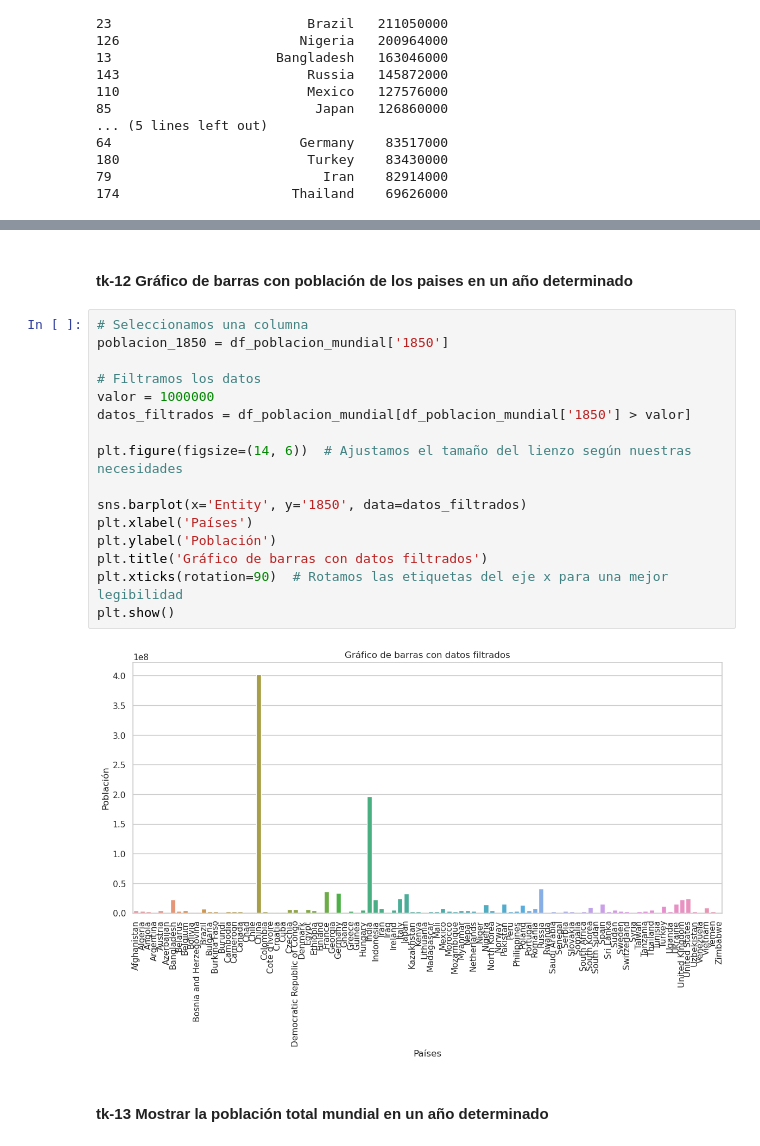
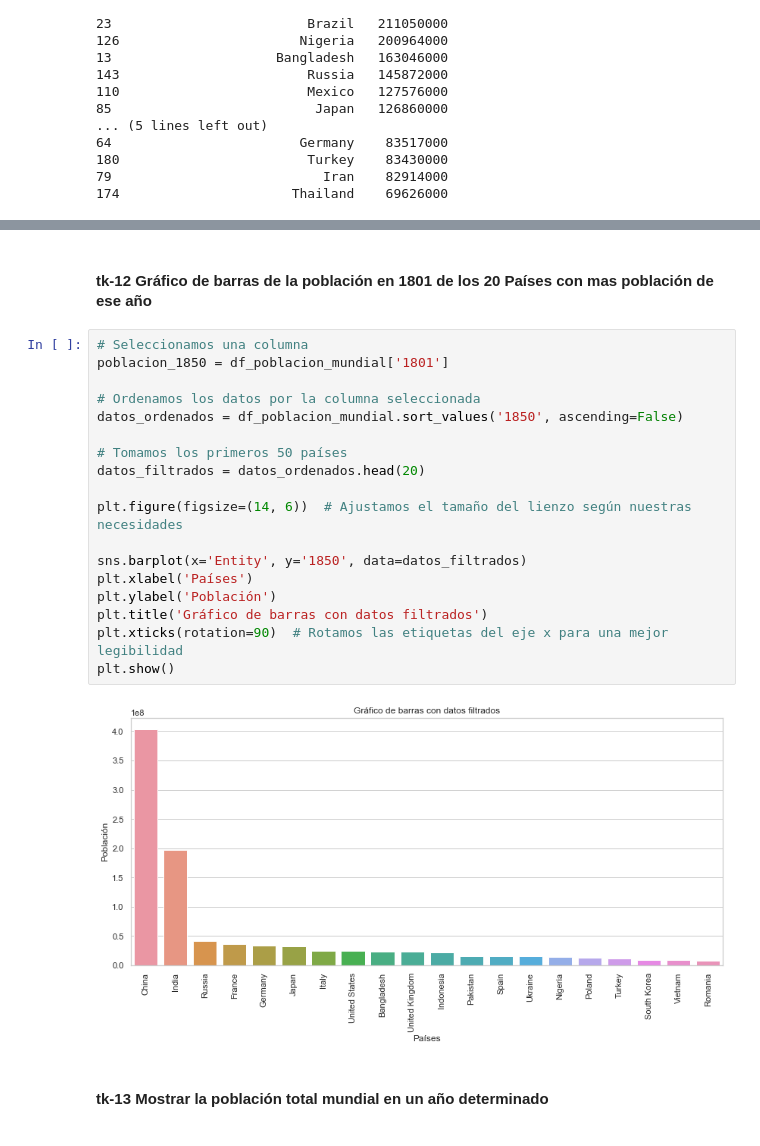
Before and after one commit to Marianod2003/prodat17, a Jupyter notebook: PoblacionMundial.ipynb, the cells around one changed output, grey strips where cells are left out. Drawn from its saved outputs; the diff is of its cells as text.

```diff
--- a/PoblacionMundial.ipynb
+++ b/PoblacionMundial.ipynb
@@ -156,23 +158,25 @@ plt.show()
 # %% [markdown]
-#### **tk-12** Gráfico de barras con población de los paises en un año determinado
+#### **tk-12** Gráfico de barras de la población en 1801 de los 20 Países con mas población de ese año
 # %%
 # Seleccionamos una columna
-poblacion_1850 = df_poblacion_mundial['1850']
+poblacion_1850 = df_poblacion_mundial['1801']
 
-# Filtramos los datos
-valor = 1000000
-datos_filtrados = df_poblacion_mundial[df_poblacion_mundial['1850'] > valor]
+# Ordenamos los datos por la columna seleccionada
+datos_ordenados = df_poblacion_mundial.sort_values('1850', ascending=False)
+
+# Tomamos los primeros 50 países
+datos_filtrados = datos_ordenados.head(20)
 
 plt.figure(figsize=(14, 6))  # Ajustamos el tamaño del lienzo según nuestras necesidades
 
 sns.barplot(x='Entity', y='1850', data=datos_filtrados)
 plt.xlabel('Países')
 plt.ylabel('Población')
 plt.title('Gráfico de barras con datos filtrados')
 plt.xticks(rotation=90)  # Rotamos las etiquetas del eje x para una mejor legibilidad
 plt.show()
 # %% [output]
-[figure, old version]
+[figure, new version]
 # %% [markdown]
 #### **tk-13** Mostrar la población total mundial en un año determinado
 # %%
```
Also changed, not shown: parts of 4 cells of this notebook.
